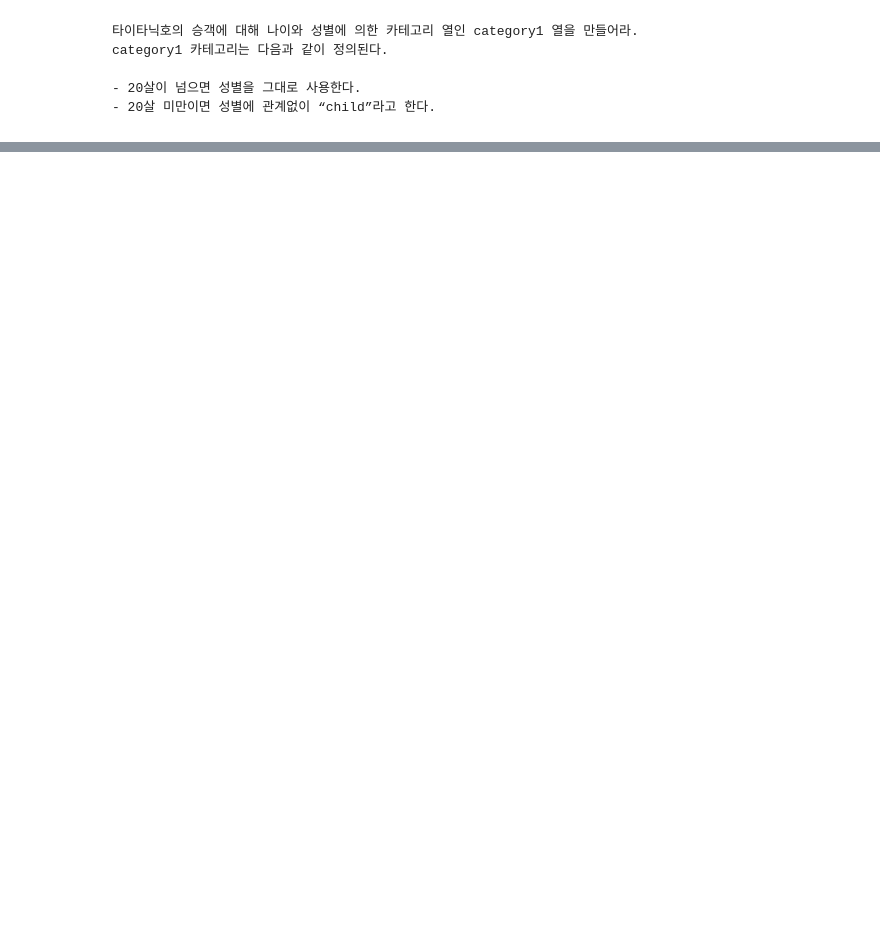
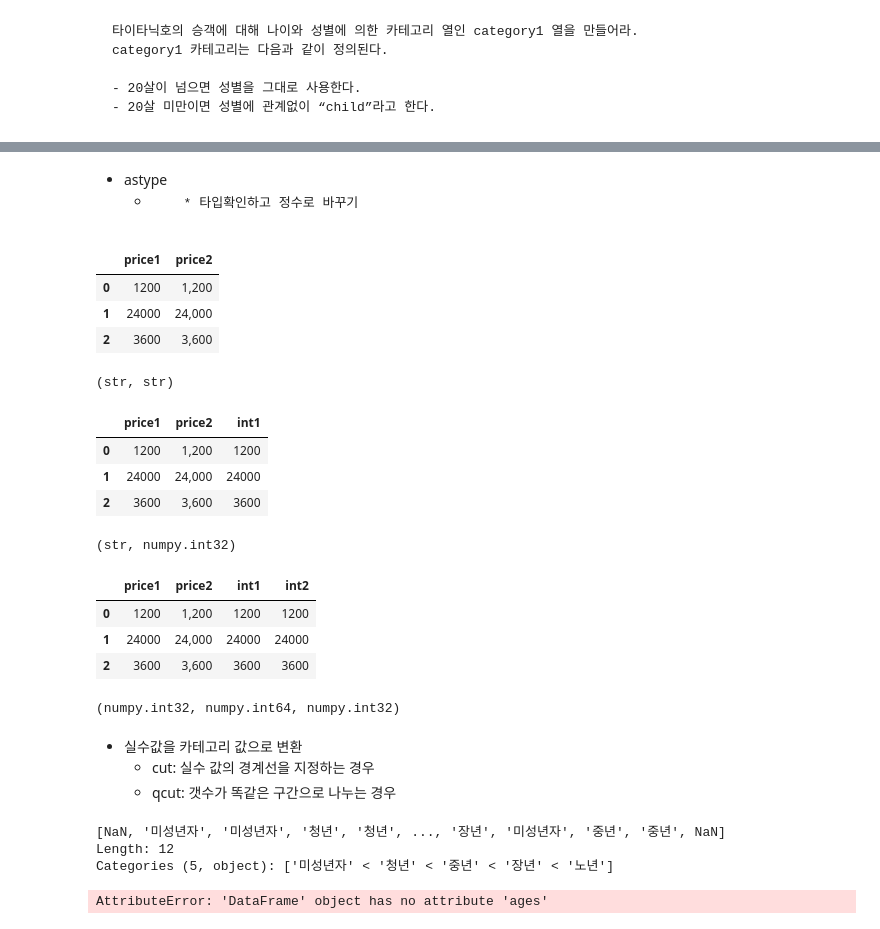
Before and after one commit to alexlee0318/DataAnaysis_2023, a Jupyter notebook: 02.pandas/05.데이터조작.ipynb, the cells around one changed output, grey strips where cells are left out. Drawn from its saved outputs; the diff is of its cells as text; code cells hidden in the pictures; blank space fills up the shorter version.

Commit message:
DataManipulation

```diff
--- a/02.pandas/05.데이터조작.ipynb
+++ b/02.pandas/05.데이터조작.ipynb
@@ -389,0 +518,48 @@ titanic
+# %% [markdown]
+- astype
+    -       * 타입확인하고 정수로 바꾸기
+# %%
+data = {
+    'price1': ['1200', '24000', '3600'],
+    'price2': ['1,200', '24,000', '3,600']
+}
+df4 = pd.DataFrame(data)
+df4
+# %% [output]
+|  | price1 | price2 |
+| 0 | 1200 | 1,200 |
+| 1 | 24000 | 24,000 |
+| 2 | 3600 | 3,600 |
+# %%
+type(df4.price1[0]), type(df4.price2[0])    # 아직은 타입 str
+# %% [output]
+(str, str)
+# %%
+df4['int1'] = df4.price1.astype(int)    # 새로운 열('int1')을 생성, int값 넣음
+df4
+# %% [output]
+|  | price1 | price2 | int1 |
+| 0 | 1200 | 1,200 | 1200 |
+| 1 | 24000 | 24,000 | 24000 |
+| 2 | 3600 | 3,600 | 3600 |
+# %%
+type(df4.price1[0]), type(df4.int1[0])  # 생성한 int1열의 타입확인
+# %% [output]
+(str, numpy.int32)
+# %%
+df4['int2'] = df4.price2.apply(lambda x: int(x.replace(',','')))
+df4
+# %% [output]
+|  | price1 | price2 | int1 | int2 |
+| 0 | 1200 | 1,200 | 1200 | 1200 |
+| 1 | 24000 | 24,000 | 24000 | 24000 |
+| 2 | 3600 | 3,600 | 3600 | 3600 |
+# %%
+df4['int3'] = df4.price2.str.replace(',','').astype(int)    # str을 안넣으면 오류발생했음..왠지는 의문...!!!???
+type(df4.int1[0]), type(df4.int2[0]), type(df4.int3[0])
+# %% [output]
+(numpy.int32, numpy.int64, numpy.int32)
+# %% [markdown]
+- 실수값을 카테고리 값으로 변환
+    -   cut: 실수 값의 경계선을 지정하는 경우
+    -   qcut: 갯수가 똑같은 구간으로 나누는 경우
@@ -389,0 +568,15 @@ titanic
+# %%
+bins = [1, 20, 30, 50, 70, 100]     # 기준 입력  1 < 미성년자 <= 20
+labels = ["미성년자", "청년", "중년", "장년", "노년"]
+cats = pd.cut(ages, bins, labels=labels)
+cats
+# %% [output]
+[NaN, '미성년자', '미성년자', '청년', '청년', ..., '장년', '미성년자', '중년', '중년', NaN]
+Length: 12
+Categories (5, object): ['미성년자' < '청년' < '중년' < '장년' < '노년']
+# %%
+df5 = pd.DataFrame(ages, columns=["ages"])
+df5["age_cat"] = pd.cut(df4.ages, bins, labels=labels)
+df5
+# %% [output]
+AttributeError: 'DataFrame' object has no attribute 'ages'
```
Also changed, not shown: parts of 30 cells of this notebook, 5 other files.
